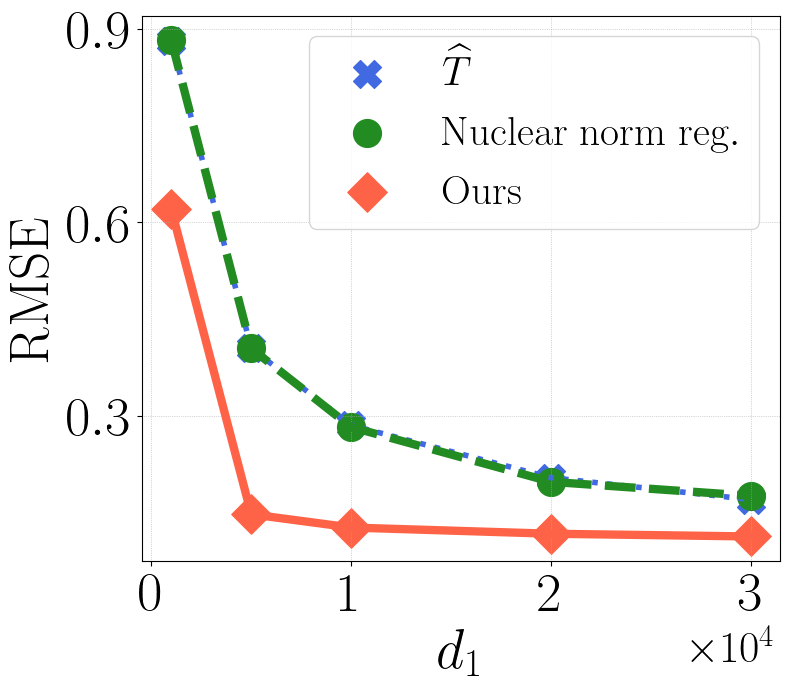
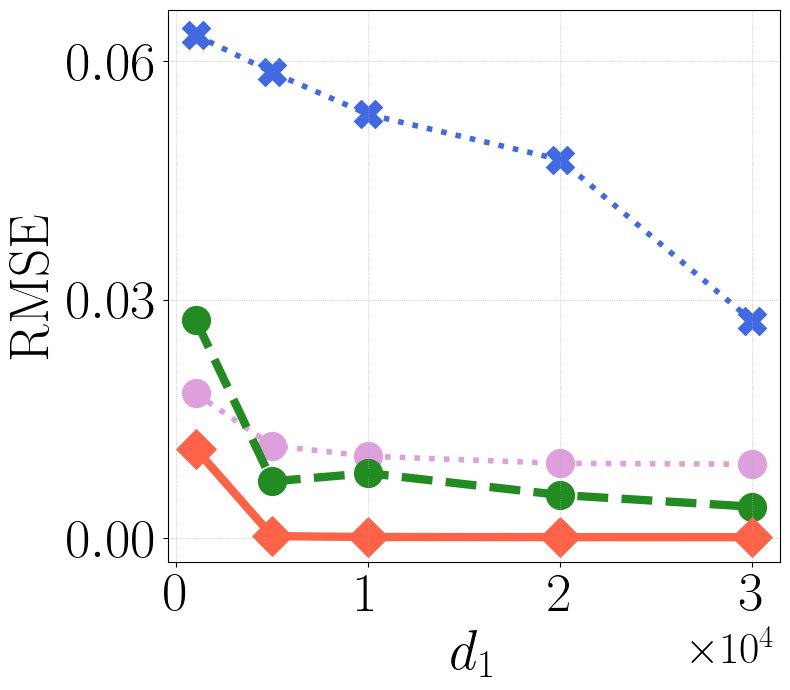
The notebook cell's code change between the first figure and the second:
--- before
+++ after
@@ -1,40 +1,27 @@
 # observed entries
 title = r'$\mathrm{Synthetic~(2~obervations)}$'
-X = results['user_list']
-#xticks = [10000, 30000, 50000, 70000]
-xticks = [1000, 5000, 10000, 20000, 30000]
-
-original_err_mean = results['original_err_mean']
-original_err_std = results['original_err_std']
-T_prob_err_mean = results['T_prob_err_mean']
-T_prob_err_std = results['T_prob_err_std']
-T_freq_err_mean = results['T_freq_err_mean']
-T_freq_err_std = results['T_freq_err_std']
-
-X_original_err_mean = results['X_original_err_mean']
-X_original_err_std = results['X_original_err_std']
-
-ob2_err_mean = results['ob2_err_mean']
-ob2_rmse_mean = results['ob2_rmse_mean']
-
-err_mean = results['err_mean']
-err_std = results['err_std']
-rmse_mean = results['rmse_mean']
-rmse_std = results['rmse_std'] 
+alt_GD_rmse = np.array([0.0633221, 0.0586335, 0.0533341, 0.0476407, 0.0273434])
+softimpute_als_rmse = np.array([0.0182200, 0.0116478, 0.0103066, 0.0094056, 0.0093011])
+nuclear_reg_rmse = np.array([0.0275115, 0.0071384, 0.0081713, 0.0054233, 0.0039521])
+iipw_1_rmse = np.array([0.0256448, 0.0110687, 0.0072250, 0.0041964, 0.0028500])
+iipw_rmse = np.array([0.0112377, 0.0002450, 0.0001350, 0.0001205, 0.0001136])
 
 f, ax = plt.subplots(figsize=(8,7))
 
-plt.plot(X, T_freq_rmse_mean, lw=4, color='royalblue',ls="dotted" )
-plt.plot(X, ob2_rmse_mean, lw=6, color='forestgreen', ls="dashed")
-plt.plot(X, rmse_mean, color='tomato',lw=6)
+plt.plot(d1, alt_GD_rmse, lw=4, color='royalblue',ls="dotted" )
+plt.plot(d1, softimpute_als_rmse, lw=4, color='plum', ls="dotted")
+plt.plot(d1, nuclear_reg_rmse, lw=6, color='forestgreen', ls="dashed")
+plt.plot(d1, iipw_rmse, color='tomato',lw=6)
 
-plt.scatter(X, T_freq_rmse_mean, s=400, color='royalblue', label=r"$\widehat{T}$", marker="X")
-plt.scatter(X, ob2_rmse_mean, s=400, color='forestgreen', label=r"$\mathrm{Nuclear~norm~reg.}$")
-plt.scatter(X, rmse_mean, s=400, color='tomato', label=r"$\mathrm{Ours}$", marker="D")
+plt.scatter(d1, alt_GD_rmse, s=400, color='royalblue', label=r"$\mathrm{alternating~GD}$", marker="X")
+plt.scatter(d1, softimpute_als_rmse, s=400, color='plum', label=r"$\mathrm{SoftImpute~ALS}$", marker="o")
+plt.scatter(d1, nuclear_reg_rmse, s=400, color='forestgreen', label=r"$\mathrm{Nuclear~norm~reg.}$")
+plt.scatter(d1, iipw_rmse, s=400, color='tomato', label=r"$\mathrm{Ours}$", marker="D")
 
 plt.xlabel(r"$d_1$", fontsize=40)
 plt.ylabel(r"$\mathrm{RMSE}$", fontsize=40)
 
-plt.yticks([0.3, 0.6, 0.9], fontsize=40)
+#plt.yticks([0.3, 0.6, 0.9], fontsize=40)
+plt.yticks([0, 0.03, 0.06], fontsize=40)
 
 xticks = [0, 10000, 20000, 30000]
@@ -42,5 +29,5 @@
 plt.ticklabel_format(style='sci', scilimits=(0,0), axis='x')
 ax.xaxis.get_offset_text().set_fontsize(32)
-plt.legend(fontsize=30, loc='upper right')
+#plt.legend(fontsize=30, loc='upper right')
 plt.grid(lw=0.5, ls=":")
 plt.tight_layout()

Commit: figure